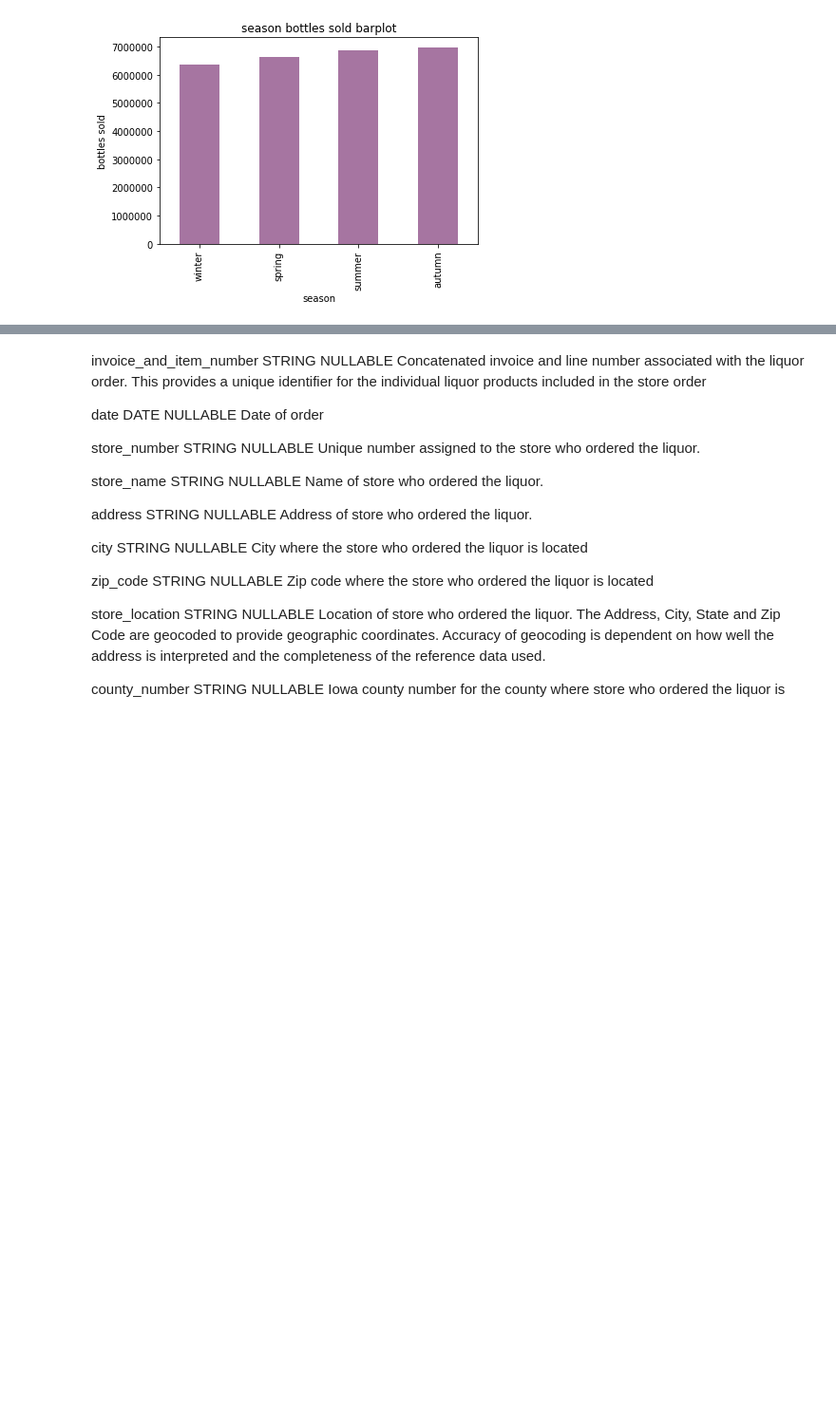
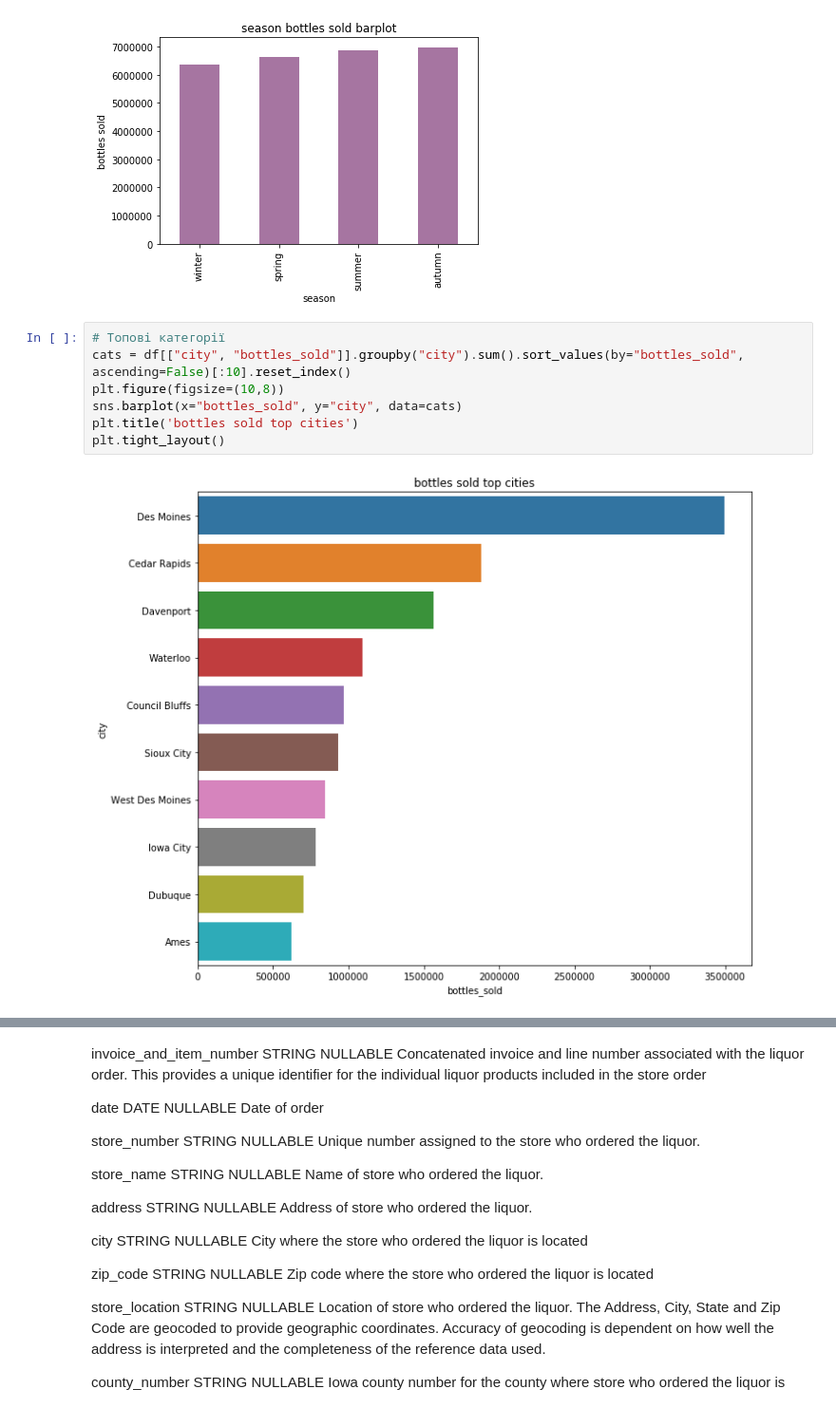
Before and after one commit to krawch1989/iowa_liquor_sales, a Jupyter notebook: main_iowa_liquor.ipynb, the cells around one changed output, grey strips where cells are left out. Shown at 95% size. Cells and saved outputs as stored; diff of their text form; blank space fills up the shorter version.

```diff
--- a/main_iowa_liquor.ipynb
+++ b/main_iowa_liquor.ipynb
@@ -217,3 +217,12 @@ plt.title('season bottles sold barplot');
 plt.ylabel('bottles sold');
 # %% [output]
 [figure]
+# %%
+# Топові категорії
+cats = df[["city", "bottles_sold"]].groupby("city").sum().sort_values(by="bottles_sold", ascending=False)[:10].reset_index()
+plt.figure(figsize=(10,8))
+sns.barplot(x="bottles_sold", y="city", data=cats)
+plt.title('bottles sold top cities')
+plt.tight_layout()
+# %% [output]
+[figure, added]
```
Also changed, not shown: parts of 4 cells of this notebook.
